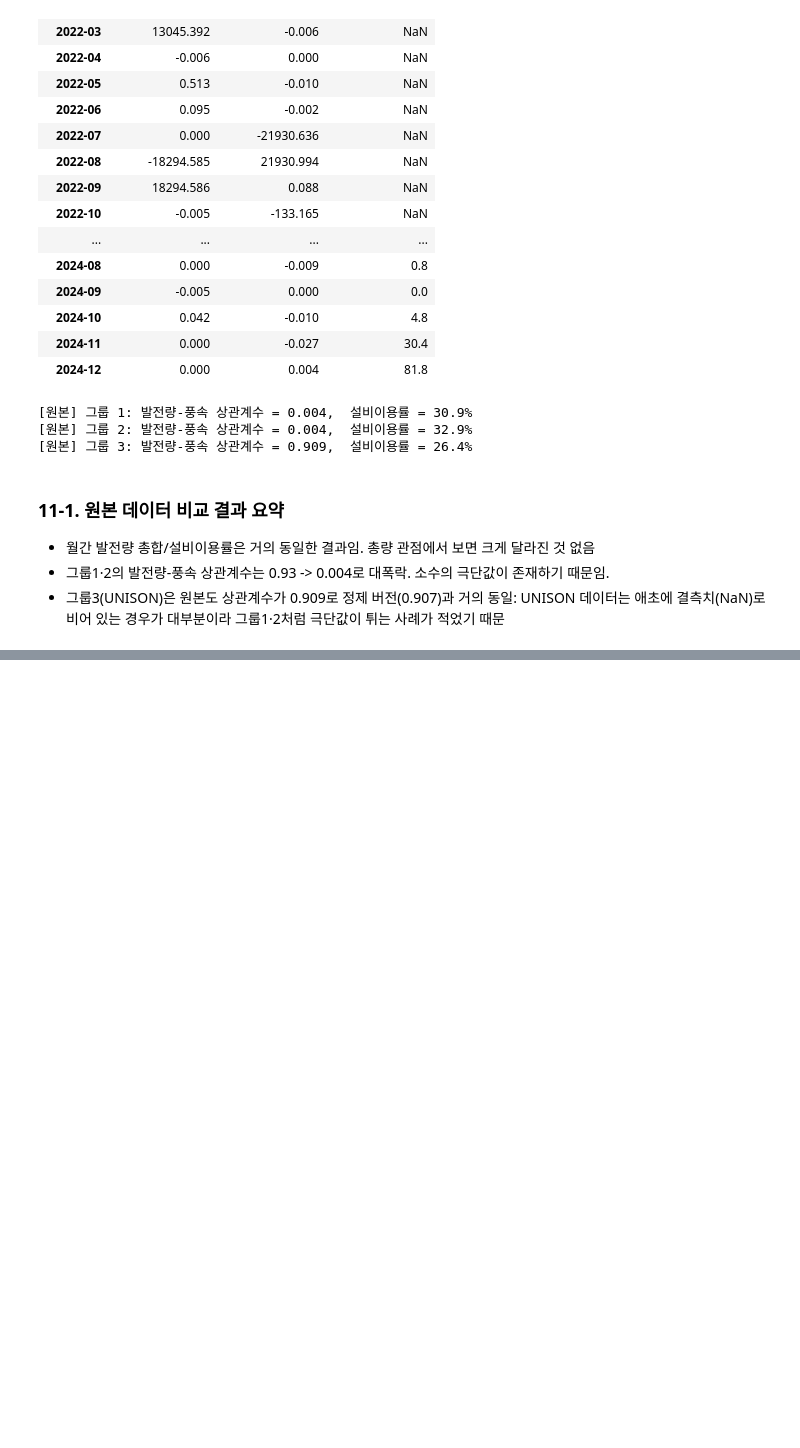
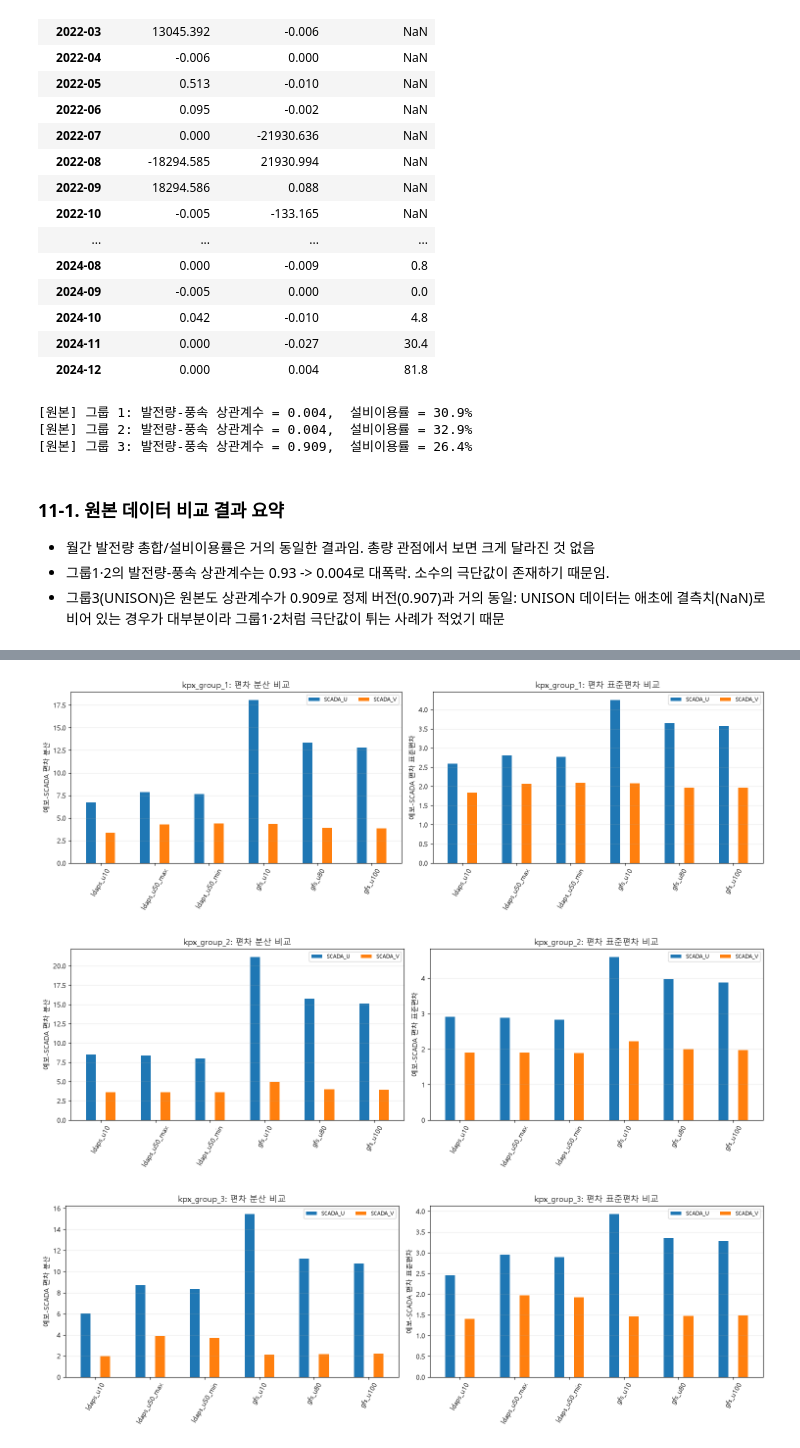
Before and after one commit to ksydata/WINDFORCE, a Jupyter notebook: 01.data_nogada.ipynb, the cells around one changed output, grey strips where cells are left out. Drawn from its saved outputs; the diff is of its cells as text; code cells hidden in the pictures; blank space fills up the shorter version.

```diff
--- a/01.data_nogada.ipynb
+++ b/01.data_nogada.ipynb
@@ -672,0 +1029,25 @@ for name, (hdf, pcol, wscol) in {
+# %%
+# 편차 분산·편차 표준편차는 '예보가 시간에 따라 얼마나 변동성이 있는지'를 직접 비교
+for group, group_part in uv_compare_report.groupby("group"):  # 그룹마다 반복
+    fig, axes = plt.subplots(1, 2, figsize=(15, 5))  # 왼쪽은 분산, 오른쪽은 표준편차
+    labels = group_part[group_part["SCADA 성분"] == "scada_u"]["예보 원본 컬럼"].tolist()  # x축에 놓을 예보 컬럼 이름
+    x = np.arange(len(labels))  # 막대를 놓을 x 위치
+    width = 0.18  # 막대 폭
+    for i, scada_col in enumerate(["scada_u", "scada_v"]):  # U/V 막대를 나란히 그리기
+        part = group_part[group_part["SCADA 성분"] == scada_col].reset_index(drop=True)
+        offset = (i - 0.5) * width * 2  # U는 왼쪽, V는 오른쪽으로 살짝 밀기
+        axes[0].bar(x + offset, part["편차 분산"], width, label=scada_col.upper())
+        axes[1].bar(x + offset, part["편차 표준편차"], width, label=scada_col.upper())
+    for ax, title, ylabel in zip(axes, ["편차 분산 비교", "편차 표준편차 비교"], ["예보-SCADA 편차 분산", "예보-SCADA 편차 표준편차"]):
+        ax.set_title(f"{group}: {title}")
+        ax.set_ylabel(ylabel)
+        ax.set_xticks(x)
+        ax.set_xticklabels(labels, rotation=60)  # 막대 위치에 예보 컬럼명 붙이기
+        ax.grid(axis="y", alpha=0.25)
+        ax.legend(fontsize=8, ncol=2)
+    plt.tight_layout()
+    plt.show()
+# %% [output]
+[figure, added]
+[figure, added]
+[figure, added]
```
Also changed, not shown: parts of 20 cells of this notebook, 2 other files.
